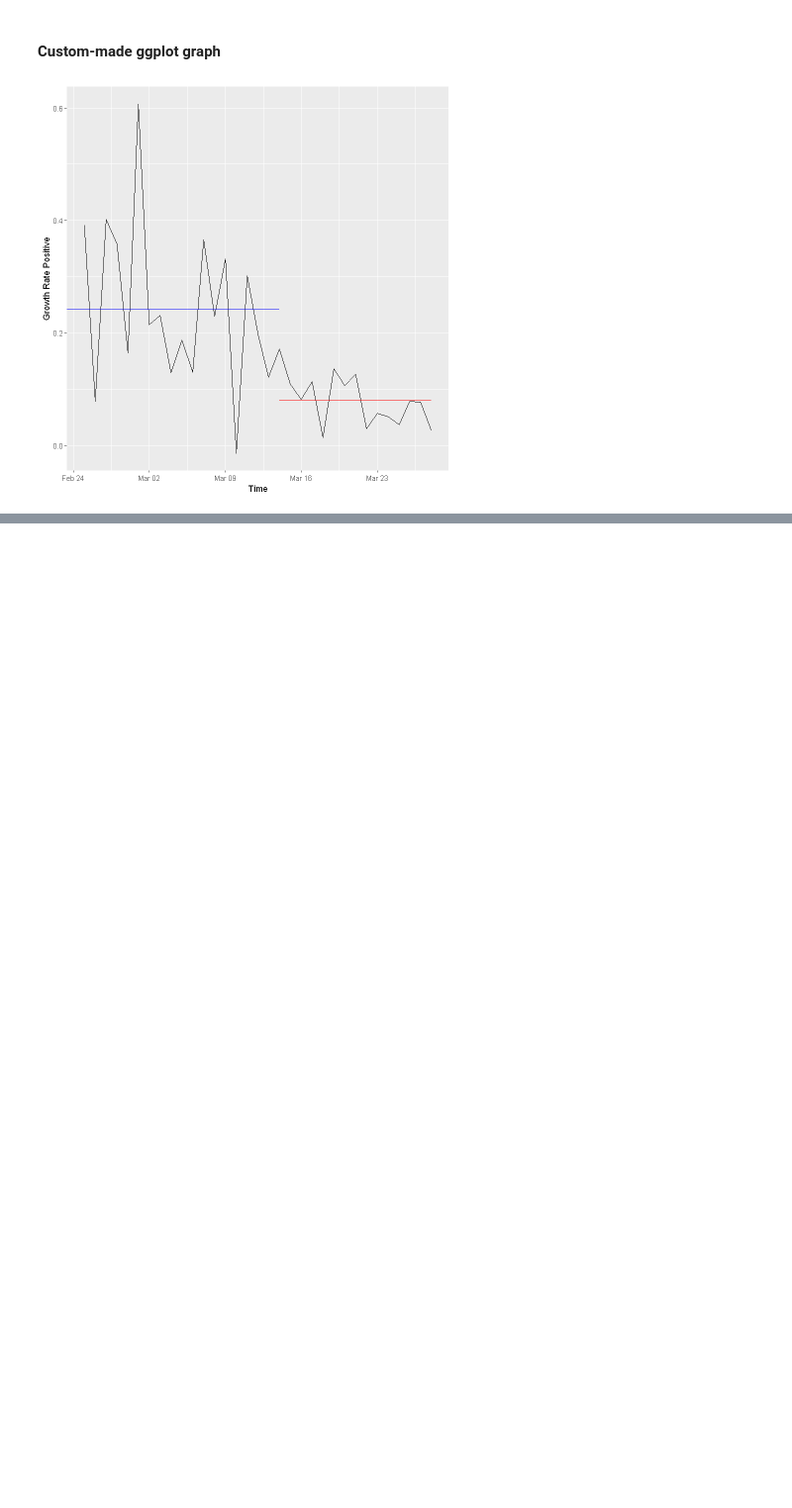
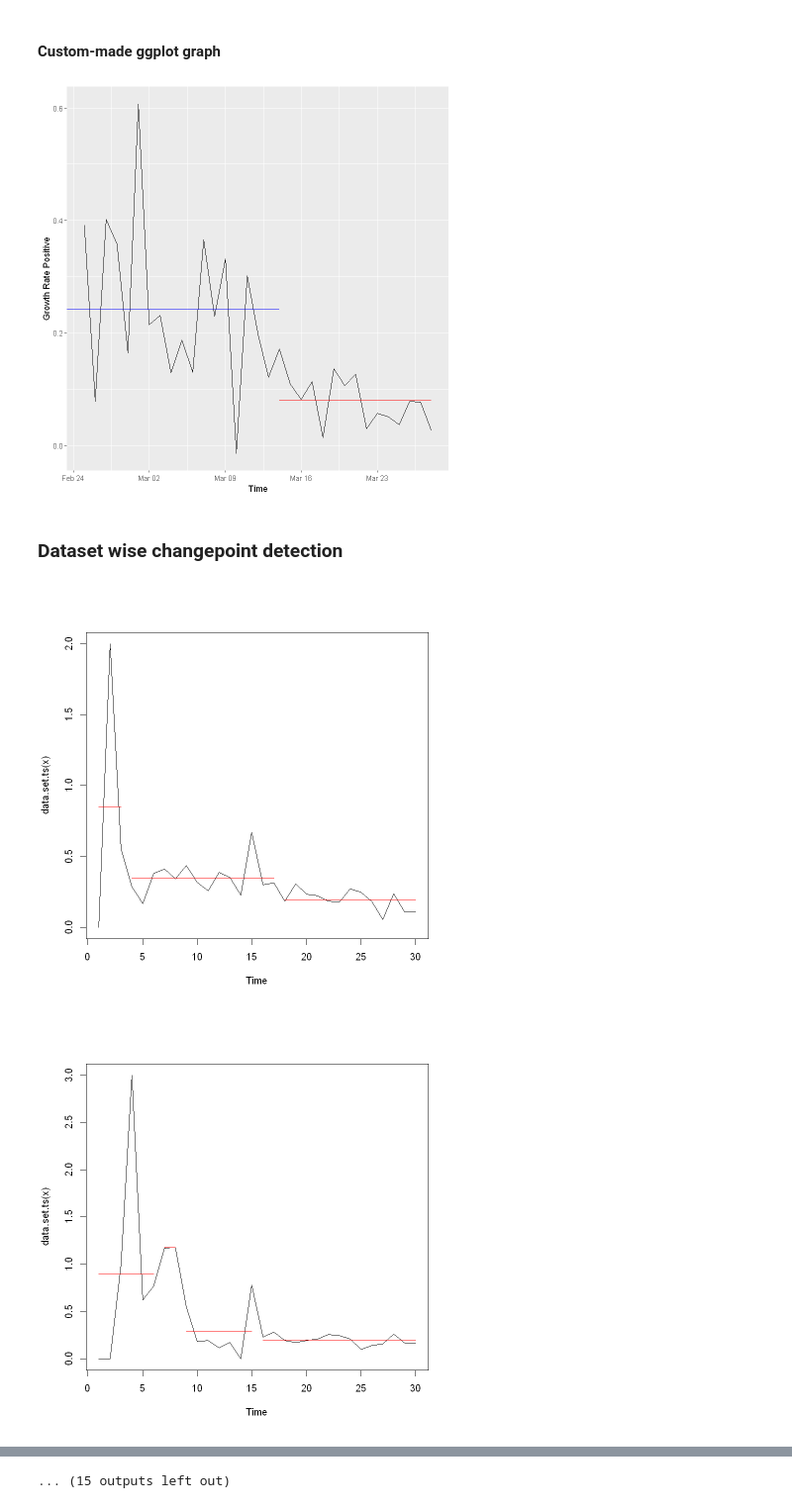
Before and after one commit to TheoVerhelst/ulb-mlg-time-series-impact, a Jupyter notebook: ChangePointDetection.ipynb, the cells around one changed output, grey strips where cells are left out. Shown at 99% size. Drawn from its saved outputs; the diff is of its cells as text; code cells hidden in the pictures; blank space fills up the shorter version.

Commit message:
Started analysis and modified code in order to be able to cluster all the relevant variables and to detect changepoints on all the european countries.

```diff
--- a/ChangePointDetection.ipynb
+++ b/ChangePointDetection.ipynb
@@ -233,3 +233,26 @@ ggplot(fortify(lombardy_gr.ts,melt=T),aes(x=Index,y=Value)) +
   labs(x="Time",y="Growth Rate Positive")
 # %% [output]
 [figure]
+# %% [markdown]
+### Dataset wise changepoint detection
+# %%
+european_countries <- c("Austria","Belgium","Bulgaria","Croatia","Cyprus","Czechia",
+                        "Denmark","Estonia","Finland","Germany","Greece",
+                        "Hungary","Ireland","Italy","Latvia","Lithuania","Luxembourg","Malta",
+                        "Netherlands","Poland","Portugal","Romania","Slovakia","Slovenia","Spain","Sweden")
+
+selected_multivariate_ts.zoo <- confirmed_gr_ts.zoo[,grepl(paste0(european_countries,sep="_$",collapse="|"),
+                                                              colnames(confirmed_gr_ts.zoo))]
+# %%
+splitting_index <- which(index(selected_multivariate_ts.zoo) == as.Date("2020-02-28"),arr.ind=T)
+selected_multivariate_ts.zoo <- selected_multivariate_ts.zoo[splitting_index:nrow(selected_multivariate_ts.zoo),]
+# %%
+selected_multivariate_ts.zoo[which(!is.finite(selected_multivariate_ts.zoo))] <- NA
+selected_multivariate_ts.zoo <- apply(selected_multivariate_ts.zoo,2,na_interpolation)
+# %%
+confirmed_gr_ts.cpt <- apply(selected_multivariate_ts.zoo,2,function(ts){cpt.meanvar(ts,test.stat='Normal',method='BinSeg',Q=10,penalty="SIC")})
+# %%
+lapply(confirmed_gr_ts.cpt,plot)
+# %% [output]
+[figure, added]
+[figure, added]
@@ -235,0 +269 @@ ggplot(fortify(lombardy_gr.ts,melt=T),aes(x=Index,y=Value)) +
+... (15 outputs left out)
```
Also changed, not shown: parts of 2 cells of this notebook, 1 other file.
